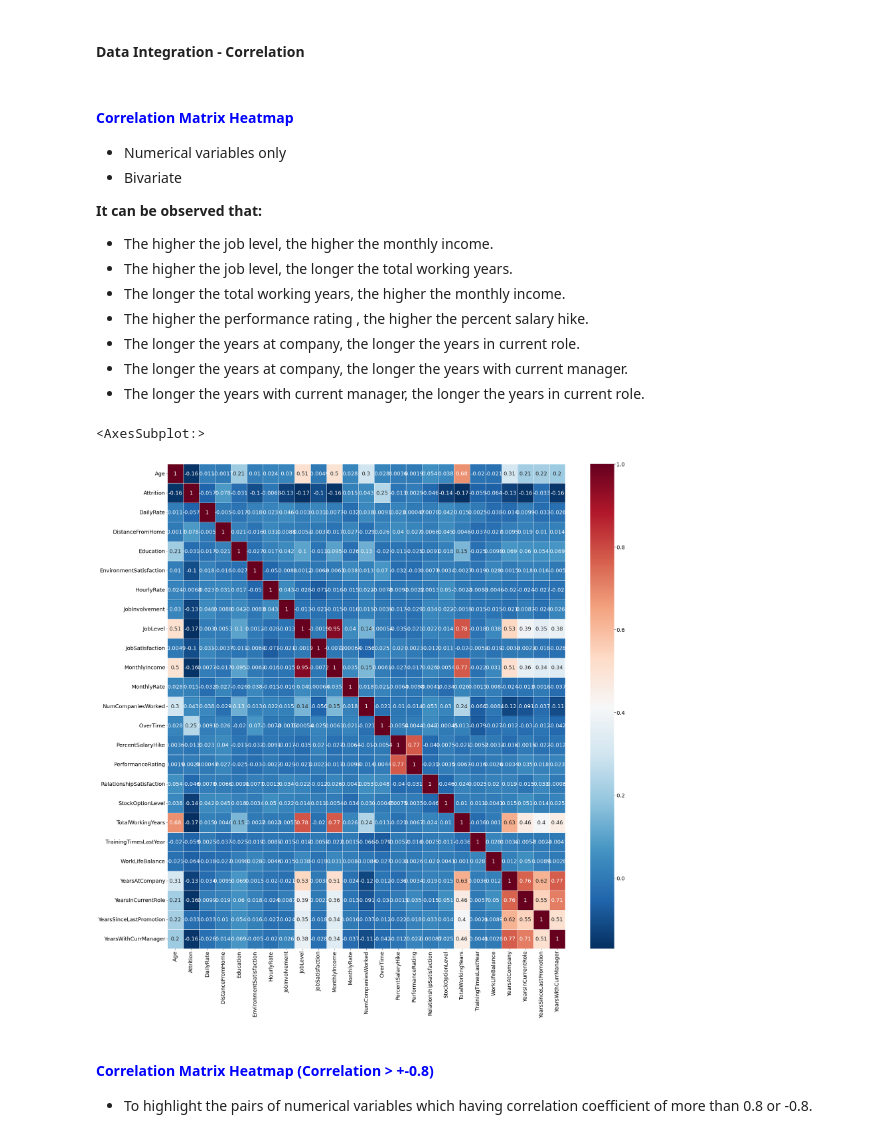
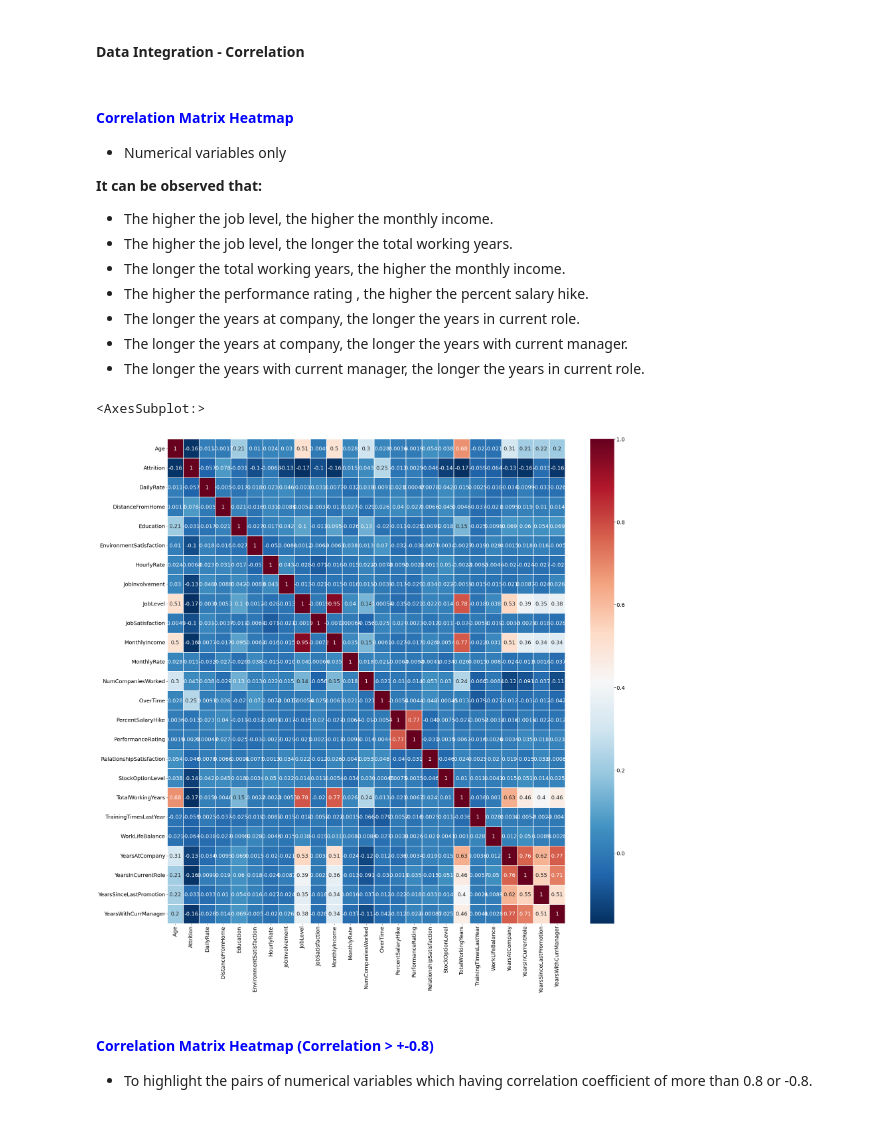
Before and after one commit to karlok818/Employee-Churn-Prediction, a Jupyter notebook: Data Analysis Group Project.ipynb, the cells around one changed output. Cells and saved outputs as stored; diff of their text form; code cells hidden in the pictures.

```diff
--- a/Data Analysis Group Project.ipynb
+++ b/Data Analysis Group Project.ipynb
@@ -486,7 +497,6 @@ dataset.head()
 # %% [markdown]
 #### <a style="color:blue;">Correlation Matrix Heatmap</a>
 - Numerical variables only
-- Bivariate
 
 **It can be observed that:**
 - The higher the job level, the higher the monthly income.
@@ -499,21 +509,21 @@ dataset.head()
 # %%
 #Correlation Matrix
 #df_numerics_only = dataset.select_dtypes(include=np.number)
 #df_numerics_only.corr()
 
 #Correlation Matrix Heatmap
 pearsoncorr = dataset.corr(method='pearson')
 pearsoncorr = pearsoncorr[((pearsoncorr >= .5) | (pearsoncorr <= -.5)) & (pearsoncorr !=1.000)]
 plt.figure(figsize=(30,30))
 sns.heatmap(dataset.corr(method='pearson'),
             xticklabels=pearsoncorr.columns,
             yticklabels=pearsoncorr.columns,
             cmap='RdBu_r',
             annot=True,
-            linewidth=0.5)
+            linewidth=0.4)
 # %% [output]
 <AxesSubplot:>
-[figure, old version]
+[figure, new version]
 # %% [markdown]
 #### <a style="color:blue;">Correlation Matrix Heatmap (Correlation > +-0.8)</a>
 - To highlight the pairs of numerical variables which having correlation coefficient of more than 0.8 or -0.8.
```
Also changed, not shown: parts of 63 cells of this notebook, 1 other file.
